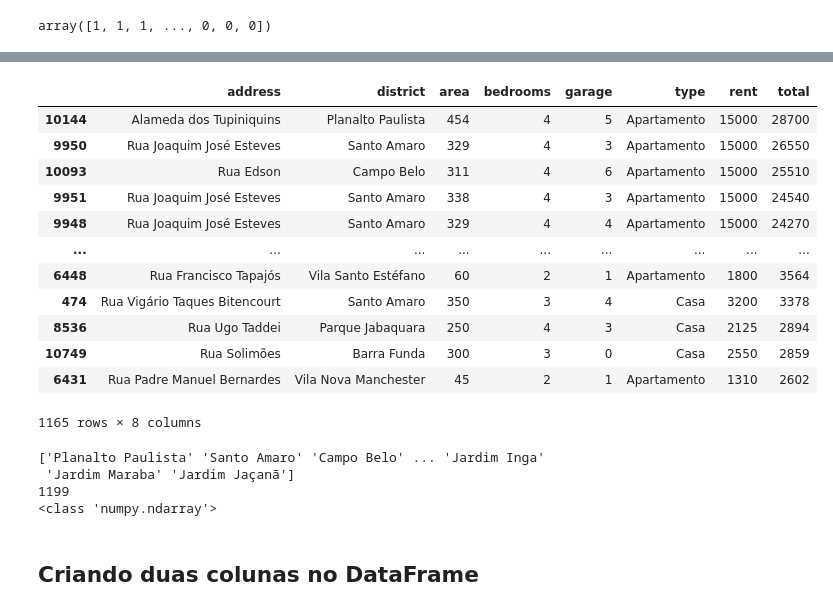
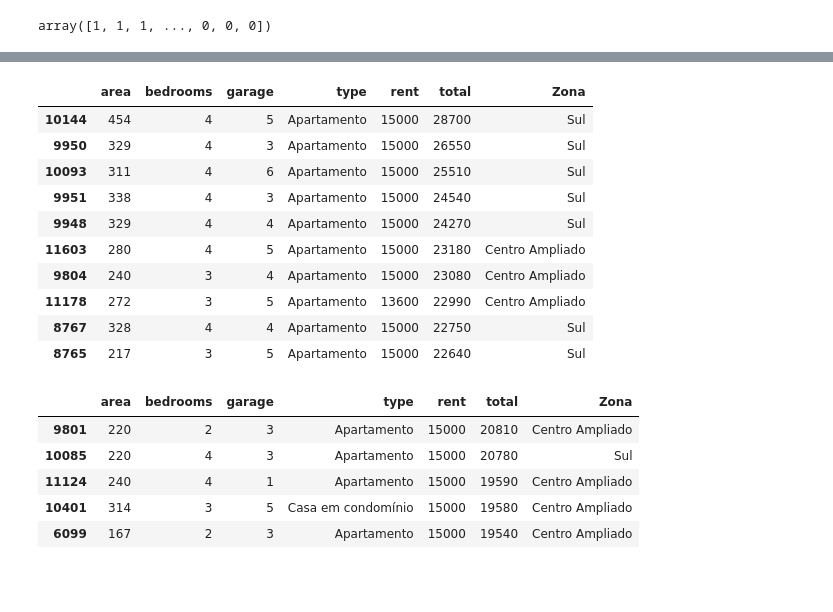
Before and after one commit to kimju03/aluguel-de-casa-em-SP, a Jupyter notebook: analise.ipynb, the cells around one changed output, grey strips where cells are left out. Drawn from its saved outputs; the diff is of its cells as text; code cells hidden in the pictures; blank space fills up the shorter version.

```diff
--- a/analise.ipynb
+++ b/analise.ipynb
@@ -147,6 +317,6 @@ print(data.head(20))
 # %%
 # Nao fazem sentido ter um imovel com area 0 , 1 ,2 5 m^2
 #Remover as primieras 7 linhas
-data.drop(index=data.index[:7], inplace=True)
-print(data)
+data.drop(index=data.index[:4], inplace=True)
+data.head()
 # %% [output]
@@ -177,5 +336,5 @@ data.rent.plot.box()
 # %%
 # Filitrando esse valor
-data= data.sort_values(by='rent', ascending=False)
-print(data.head(20))
+data= data.sort_values(['rent','total'], ascending=[0,0])
+data.head(20)
 # %% [output]
@@ -231,4 +390,4 @@ data.total.plot.box()
 # %%
-data= data.sort_values(by='total', ascending=False)
-print(data.head(20))
+data= data.sort_values(['total','rent'], ascending=[0,0])
+data.head(20)
 # %% [output]
@@ -260,6 +435,6 @@ data.head(1)
 # %%
 detector= KNN()
-detector.fit(data.iloc[:,[2,3,4,6,7]])
+detector.fit(data.iloc[:,[0,1,2,4,5]])
 # %% [output]
 KNN(algorithm='auto', contamination=0.1, leaf_size=30, method='largest',
   metric='minkowski', metric_params=None, n_jobs=1, n_neighbors=5, p=2,
@@ -284,31 +459,29 @@ print(outliers)
 # %%
 lista_outliers=data.iloc[outliers,:]
-lista_outliers
+lista_outliers.head(10)
 # %% [output]
-|  | address | district | area | bedrooms | garage | type | rent | total |
-| 10144 | Alameda dos Tupiniquins | Planalto Paulista | 454 | 4 | 5 | Apartamento | 15000 | 28700 |
-| 9950 | Rua Joaquim José Esteves | Santo Amaro | 329 | 4 | 3 | Apartamento | 15000 | 26550 |
-| 10093 | Rua Edson | Campo Belo | 311 | 4 | 6 | Apartamento | 15000 | 25510 |
-| 9951 | Rua Joaquim José Esteves | Santo Amaro | 338 | 4 | 3 | Apartamento | 15000 | 24540 |
-| 9948 | Rua Joaquim José Esteves | Santo Amaro | 329 | 4 | 4 | Apartamento | 15000 | 24270 |
-| ... | ... | ... | ... | ... | ... | ... | ... | ... |
-| 6448 | Rua Francisco Tapajós | Vila Santo Estéfano | 60 | 2 | 1 | Apartamento | 1800 | 3564 |
-| 474 | Rua Vigário Taques Bitencourt | Santo Amaro | 350 | 3 | 4 | Casa | 3200 | 3378 |
-| 8536 | Rua Ugo Taddei | Parque Jabaquara | 250 | 4 | 3 | Casa | 2125 | 2894 |
-| 10749 | Rua Solimões | Barra Funda | 300 | 3 | 0 | Casa | 2550 | 2859 |
-| 6431 | Rua Padre Manuel Bernardes | Vila Nova Manchester | 45 | 2 | 1 | Apartamento | 1310 | 2602 |
+|  | area | bedrooms | garage | type | rent | total | Zona |
+| 10144 | 454 | 4 | 5 | Apartamento | 15000 | 28700 | Sul |
+| 9950 | 329 | 4 | 3 | Apartamento | 15000 | 26550 | Sul |
+| 10093 | 311 | 4 | 6 | Apartamento | 15000 | 25510 | Sul |
+| 9951 | 338 | 4 | 3 | Apartamento | 15000 | 24540 | Sul |
+| 9948 | 329 | 4 | 4 | Apartamento | 15000 | 24270 | Sul |
+| 11603 | 280 | 4 | 5 | Apartamento | 15000 | 23180 | Centro Ampliado |
+| 9804 | 240 | 3 | 4 | Apartamento | 15000 | 23080 | Centro Ampliado |
+| 11178 | 272 | 3 | 5 | Apartamento | 13600 | 22990 | Centro Ampliado |
+| 8767 | 328 | 4 | 4 | Apartamento | 15000 | 22750 | Sul |
+| 8765 | 217 | 3 | 5 | Apartamento | 15000 | 22640 | Sul |
-1165 rows × 8 columns
-# %%
-
-bairros= data['district'].unique()
-print(bairros)
-print(len(bairros))
-print(type(bairros))
-# %% [output]
-['Planalto Paulista' 'Santo Amaro' 'Campo Belo' ... 'Jardim Inga'
- 'Jardim Maraba' 'Jardim Jaçanã']
-1199
-<class 'numpy.ndarray'>
-# %% [markdown]
-## Criando duas colunas no DataFrame
+# %%
+# Remover as linhas presentes no DataFrame "lista_outliers" do DataFrame "data"
+data1 = data.drop(lista_outliers.index)
+
+# Mostrar o DataFrame resultante sem os outliers
+data1.head()
+# %% [output]
+|  | area | bedrooms | garage | type | rent | total | Zona |
+| 9801 | 220 | 2 | 3 | Apartamento | 15000 | 20810 | Centro Ampliado |
+| 10085 | 220 | 4 | 3 | Apartamento | 15000 | 20780 | Sul |
+| 11124 | 240 | 4 | 1 | Apartamento | 15000 | 19590 | Centro Ampliado |
+| 10401 | 314 | 3 | 5 | Casa em condomínio | 15000 | 19580 | Centro Ampliado |
+| 6099 | 167 | 2 | 3 | Apartamento | 15000 | 19540 | Centro Ampliado |
 # %%
```
Also changed, not shown: parts of 43 cells of this notebook, 2 other files.
